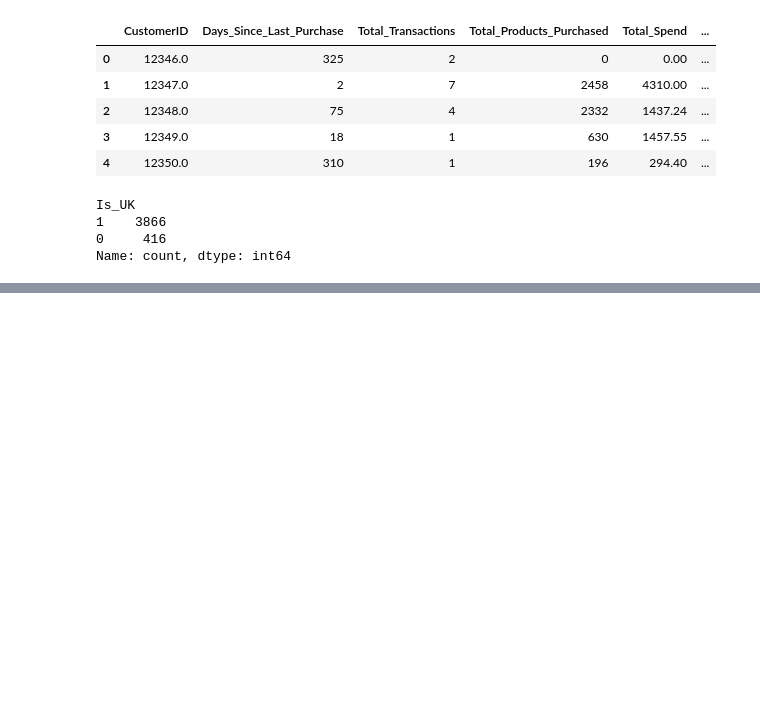
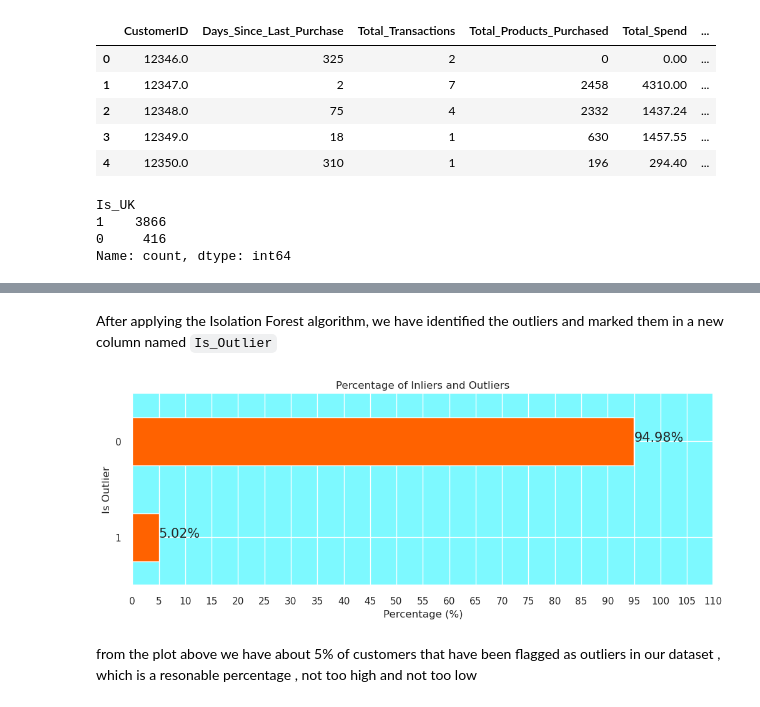
Before and after one commit to AMIdrissi/Recommendation-System, a Jupyter notebook: recommendationSystem.ipynb, the cells around one changed output, grey strips where cells are left out. Saved outputs shown, nothing was run; the diff lists cells and outputs as text; code cells hidden in the pictures; blank space fills up the shorter version.

Commit message:
finished feature analysis and outliers handling , but will do further analysis on outliers probably

```diff
--- a/recommendationSystem.ipynb
+++ b/recommendationSystem.ipynb
@@ -790,0 +896,9 @@ Name: count, dtype: int64
+# %%
+# changed customerID type to string since it's not originally meant to be a type number
+customer_data['CustomerID'] = customer_data['CustomerID'].astype(str)
+
+# Convert data types of columns to optimal types
+customer_data = customer_data.convert_dtypes()
+
+# seeing if everything is good
+customer_data.head(10)
@@ -790,0 +970,13 @@ Name: count, dtype: int64
+# %%
+# Initializing the IsolationForest model with a contamination parameter of 0.05
+model = IsolationForest(contamination=0.05, random_state=0) # inetrestingly , 0.05 or 5% seems to be the outliers percentage hmmmmmm
+
+# Fitting the model on our dataset
+# (converting DataFrame to NumPy to avoid warning)
+customer_data['Outlier_Scores'] = model.fit_predict(customer_data.iloc[:, 1:].to_numpy())
+
+# Creating a new column to identify outliers (1 for inliers and -1 for outliers)
+customer_data['Is_Outlier'] = [1 if x == -1 else 0 for x in customer_data['Outlier_Scores']]
+
+# Display the first few rows of the customer_data dataframe
+customer_data.head()
@@ -790,0 +990,26 @@ Name: count, dtype: int64
+# %% [markdown]
+After applying the Isolation Forest algorithm, we have identified the outliers and marked them in a new column named `Is_Outlier`
+# %%
+# let's visualise the percentage of outliers left in our dataset (one we created)
+
+# Calculate the percentage of inliers and outliers
+outlier_percentage = customer_data['Is_Outlier'].value_counts(normalize=True) * 100
+
+# Plotting the percentage of inliers and outliers
+plt.figure(figsize=(12, 4))
+outlier_percentage.plot(kind='barh', color='#ff6200')
+
+# Adding the percentage labels on the bars
+for index, value in enumerate(outlier_percentage):
+    plt.text(value, index, f'{value:.2f}%', fontsize=15)
+
+plt.title('Percentage of Inliers and Outliers')
+plt.xticks(ticks=np.arange(0, 115, 5))
+plt.xlabel('Percentage (%)')
+plt.ylabel('Is Outlier')
+plt.gca().invert_yaxis()
+plt.show()
+# %% [output]
+[figure, added]
+# %% [markdown]
+from the plot above we have about 5% of customers that have been flagged as outliers in our dataset , which is a resonable percentage , not too high and not too low
```
Also changed, not shown: parts of 9 cells of this notebook.
